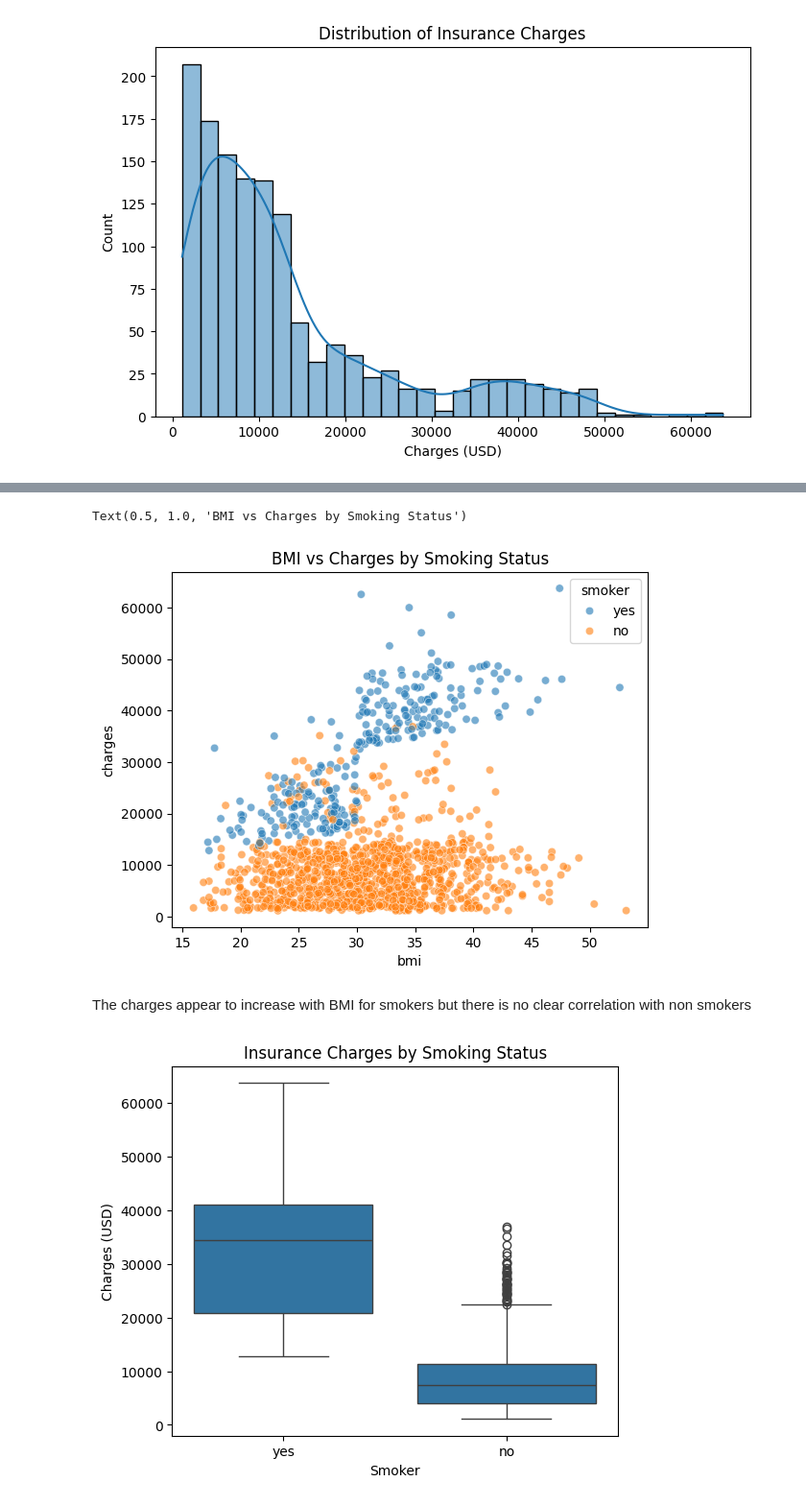
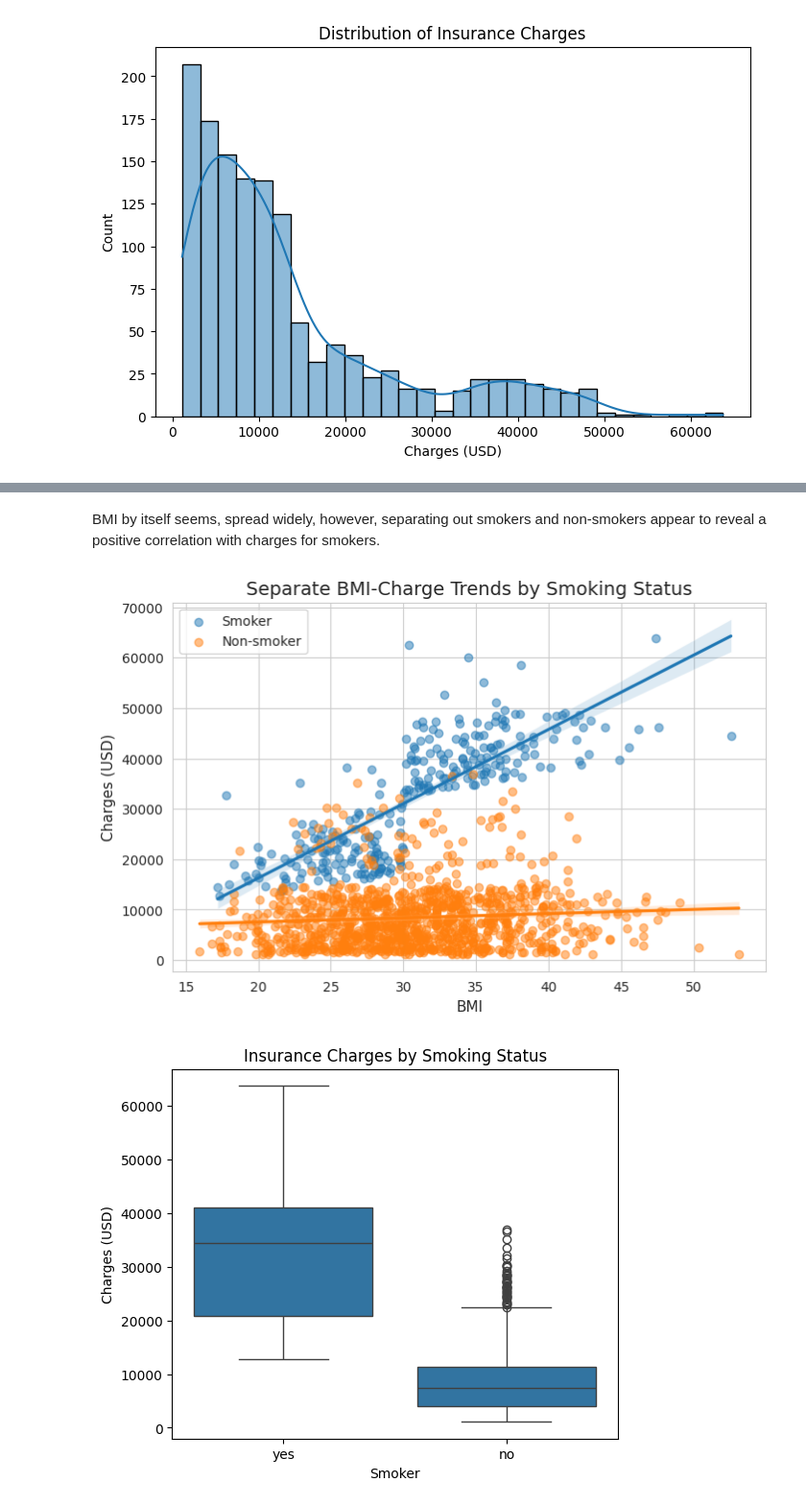
Before and after one commit to Nirmani-prog/Medical-insurance-charges-prediction, a Jupyter notebook: Insurance.ipynb, the cells around one changed output, grey strips where cells are left out. Shown at 96% size. Drawn from its saved outputs; the diff is of its cells as text; code cells hidden in the pictures.

```diff
--- a/Insurance.ipynb
+++ b/Insurance.ipynb
@@ -182,11 +212,31 @@ plt.show()
-# %%
-sns.scatterplot(x='bmi', y='charges', hue='smoker', data=df, alpha=0.6)
-plt.title('BMI vs Charges by Smoking Status')
-# %% [output]
-Text(0.5, 1.0, 'BMI vs Charges by Smoking Status')
-[figure, removed]
-# %% [markdown]
-The charges appear to increase with BMI for smokers but there is no clear correlation with non smokers
+# %% [markdown]
+BMI by itself seems, spread widely, however, separating out smokers and non-smokers appear to reveal a positive correlation with charges for smokers.
+# %%
+plt.figure(figsize=(8, 5))
+
+sns.regplot(
+    data=df[df['smoker'] == 'yes'],
+    x='bmi', y='charges',
+    scatter_kws={'alpha': 0.5},
+    line_kws={'color': 'tab:blue'},
+    label='Smoker'
+)
+
+sns.regplot(
+    data=df[df['smoker'] == 'no'],
+    x='bmi', y='charges',
+    scatter_kws={'alpha': 0.5},
+    line_kws={'color': 'tab:orange'},
+    label='Non-smoker'
+)
+
+plt.title('Separate BMI-Charge Trends by Smoking Status')
+plt.xlabel('BMI')
+plt.ylabel('Charges (USD)')
+plt.legend()
+plt.show()
+# %% [output]
+[figure, added]
 # %%
 plt.figure(figsize=(6,5))
 sns.boxplot(x='smoker', y='charges', data=df)
```
Also changed, not shown: parts of 62 cells of this notebook.
